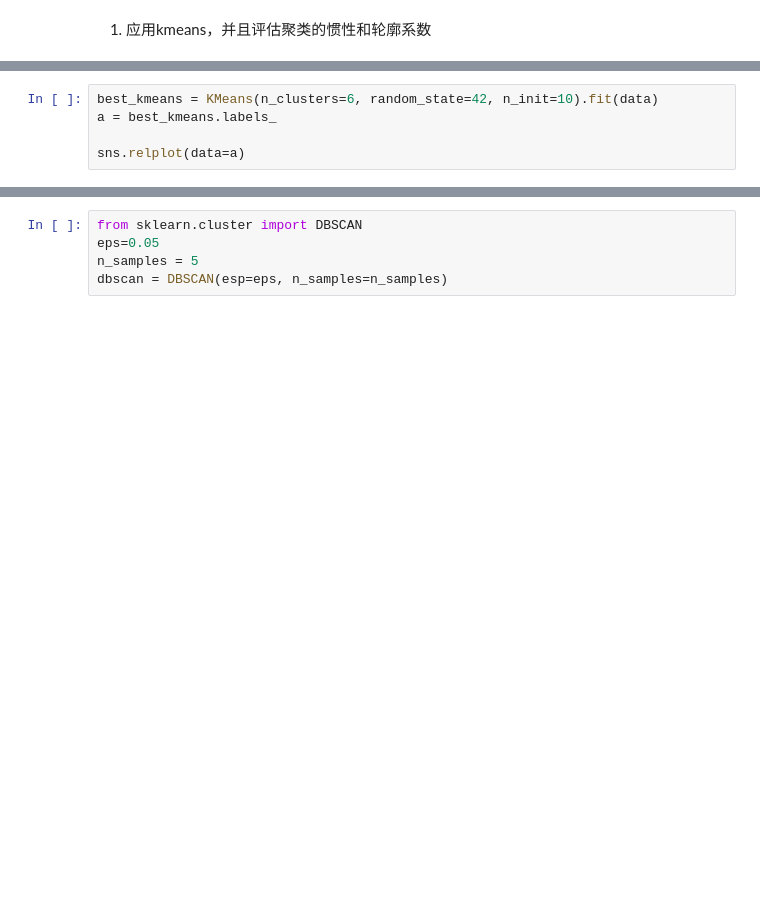
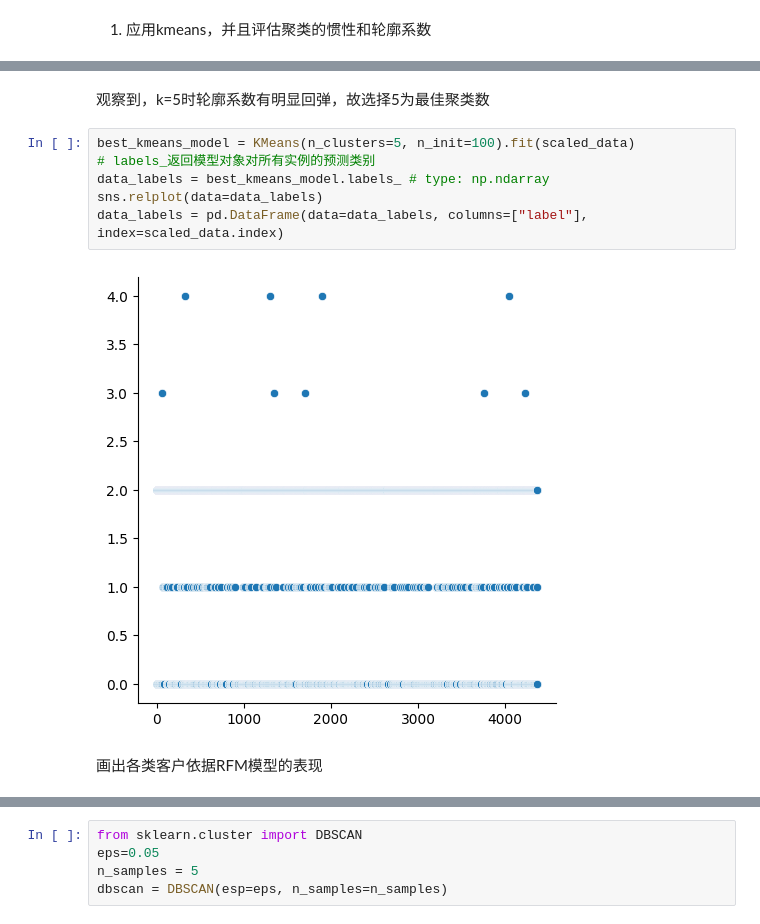
Before and after one commit to dundundundun5/python, a Jupyter notebook: kaggle/customer_seg_comp_freshman.ipynb, the cells around one changed output, grey strips where cells are left out. Drawn from its saved outputs; the diff is of its cells as text; blank space fills up the shorter version.

```diff
--- a/kaggle/customer_seg_comp_freshman.ipynb
+++ b/kaggle/customer_seg_comp_freshman.ipynb
@@ -34,5 +39,12 @@ sns.lineplot(y=inertia, x=k_arr)
-# %%
-best_kmeans = KMeans(n_clusters=6, random_state=42, n_init=10).fit(data)
-a = best_kmeans.labels_
-
-sns.relplot(data=a)
+# %% [markdown]
+观察到，k=5时轮廓系数有明显回弹，故选择5为最佳聚类数
+# %%
+best_kmeans_model = KMeans(n_clusters=5, n_init=100).fit(scaled_data)
+# labels_返回模型对象对所有实例的预测类别
+data_labels = best_kmeans_model.labels_ # type: np.ndarray
+sns.relplot(data=data_labels)
+data_labels = pd.DataFrame(data=data_labels, columns=["label"], index=scaled_data.index)
+# %% [output]
+[figure, added]
+# %% [markdown]
+画出各类客户依据RFM模型的表现
```
Also changed, not shown: parts of 6 cells of this notebook, 1 other file.
